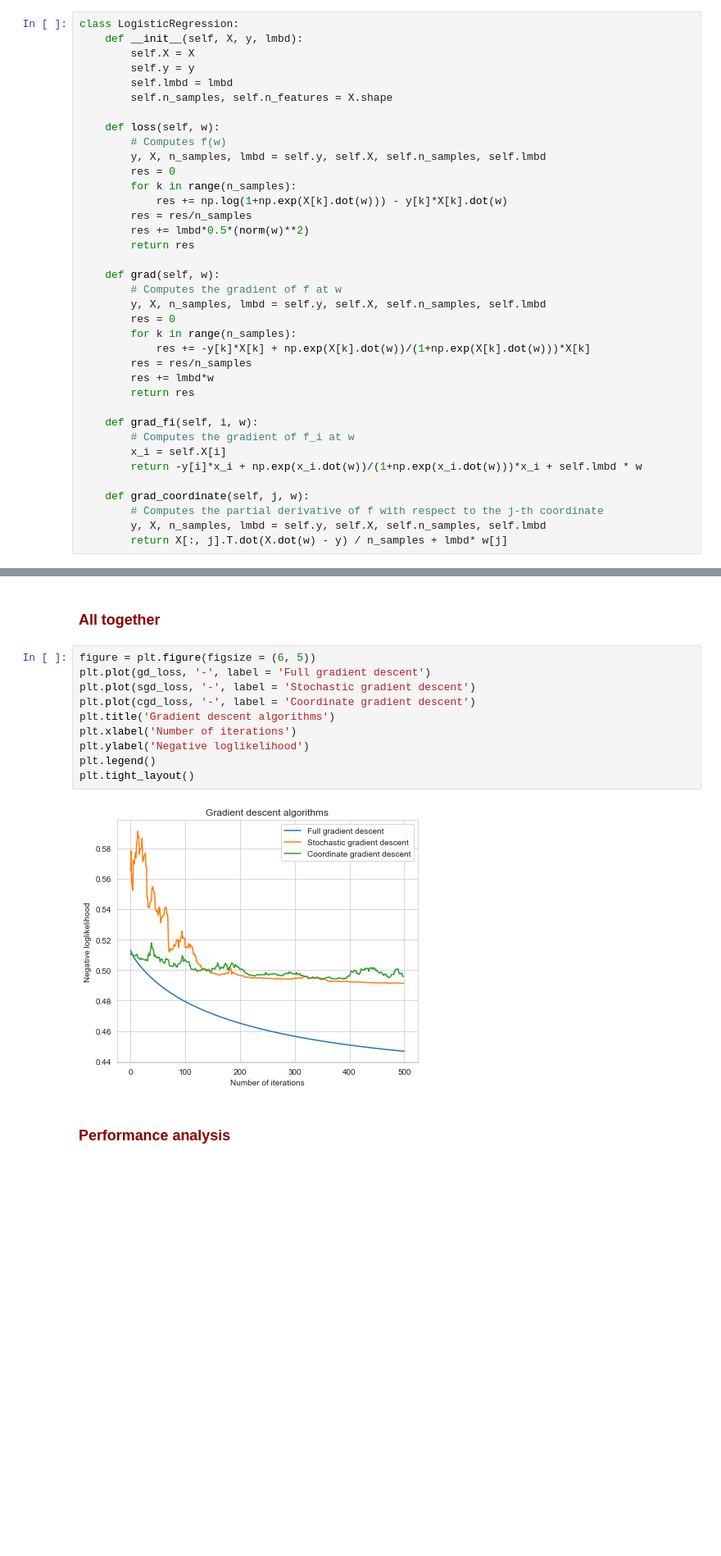
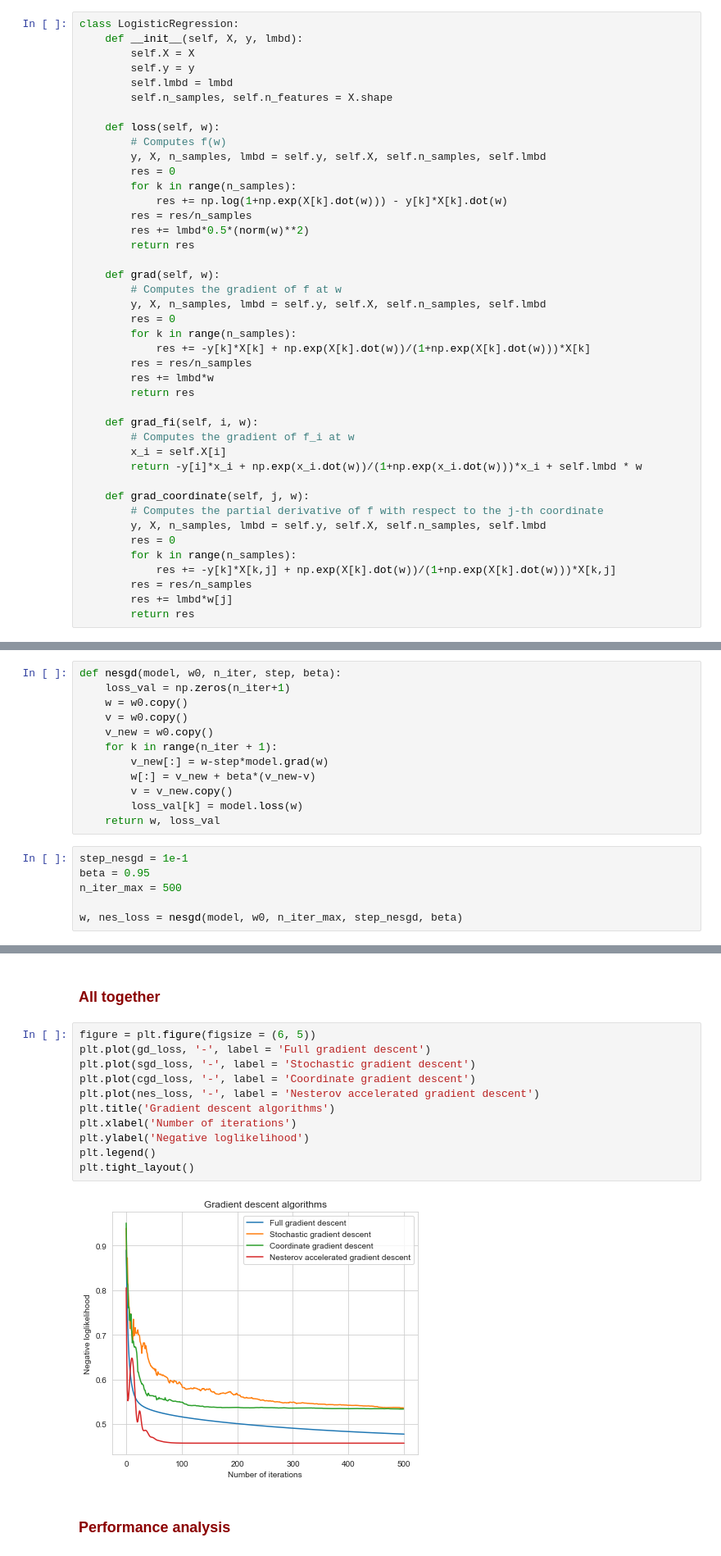
Before and after one commit to sylvainlc/19-map354_share, a Jupyter notebook: 4_Gradient_descent/Lab/Python/gradient_descent.ipynb, the cells around one changed output, grey strips where cells are left out. Shown: that part at 82% size. Saved outputs shown, nothing was run; the diff lists cells and outputs as text; blank space fills up the shorter version.

Commit message:
Added Nesterov gradient descent in the Lab

```diff
--- a/4_Gradient_descent/Lab/Python/gradient_descent.ipynb
+++ b/4_Gradient_descent/Lab/Python/gradient_descent.ipynb
@@ -167,7 +168,12 @@ class LogisticRegression:
     def grad_coordinate(self, j, w):
         # Computes the partial derivative of f with respect to the j-th coordinate
         y, X, n_samples, lmbd = self.y, self.X, self.n_samples, self.lmbd
-        return X[:, j].T.dot(X.dot(w) - y) / n_samples + lmbd* w[j]
+        res = 0
+        for k in range(n_samples):
+            res += -y[k]*X[k,j] + np.exp(X[k].dot(w))/(1+np.exp(X[k].dot(w)))*X[k,j]
+        res = res/n_samples
+        res += lmbd*w[j]
+        return res
 # %%
 # Check numerically the gradient using the function checkgrad from scipy.optimize
 # Use the function simu_logreg to simulate data according to the logistic regression model
@@ -275,0 +284,18 @@ plt.tight_layout()
+# %%
+def nesgd(model, w0, n_iter, step, beta):
+    loss_val = np.zeros(n_iter+1)
+    w = w0.copy()
+    v = w0.copy()
+    v_new = w0.copy()
+    for k in range(n_iter + 1):
+        v_new[:] = w-step*model.grad(w)
+        w[:] = v_new + beta*(v_new-v)
+        v = v_new.copy()
+        loss_val[k] = model.loss(w)
+    return w, loss_val
+# %%
+step_nesgd = 1e-1
+beta = 0.95
+n_iter_max = 500
+
+w, nes_loss = nesgd(model, w0, n_iter_max, step_nesgd, beta)
@@ -278,15 +313,16 @@ plt.tight_layout()
 # %%
 figure = plt.figure(figsize = (6, 5))
 plt.plot(gd_loss, '-', label = 'Full gradient descent')
 plt.plot(sgd_loss, '-', label = 'Stochastic gradient descent')
 plt.plot(cgd_loss, '-', label = 'Coordinate gradient descent')
+plt.plot(nes_loss, '-', label = 'Nesterov accelerated gradient descent')
 plt.title('Gradient descent algorithms')
 plt.xlabel('Number of iterations')
 plt.ylabel('Negative loglikelihood')
 plt.legend()
 plt.tight_layout()
 # %% [output]
-[figure, old version]
+[figure, new version]
 # %% [markdown]
 ### <font color=darkred> Performance analysis </font>
 # %% [markdown]
```
Also changed, not shown: parts of 14 cells of this notebook.
